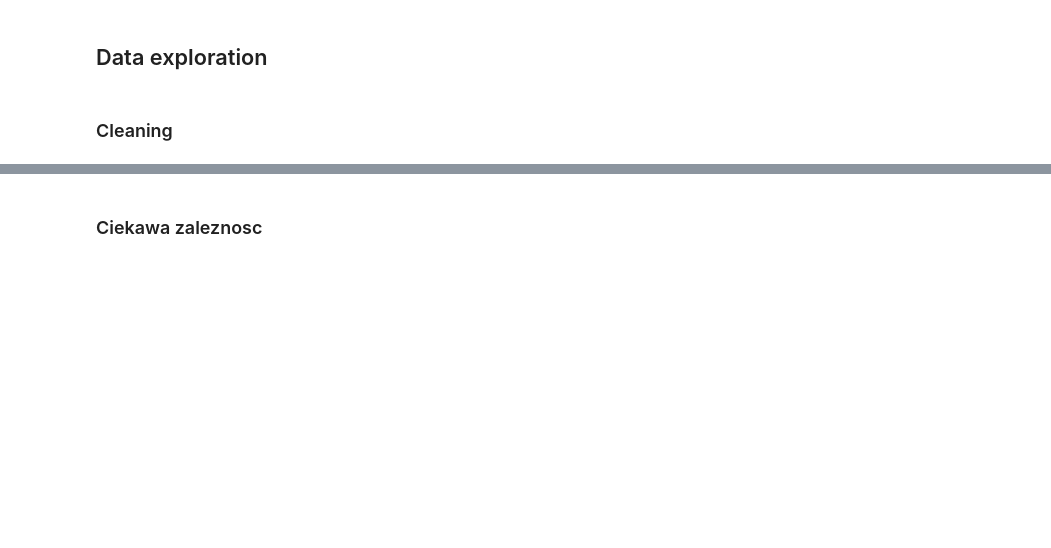
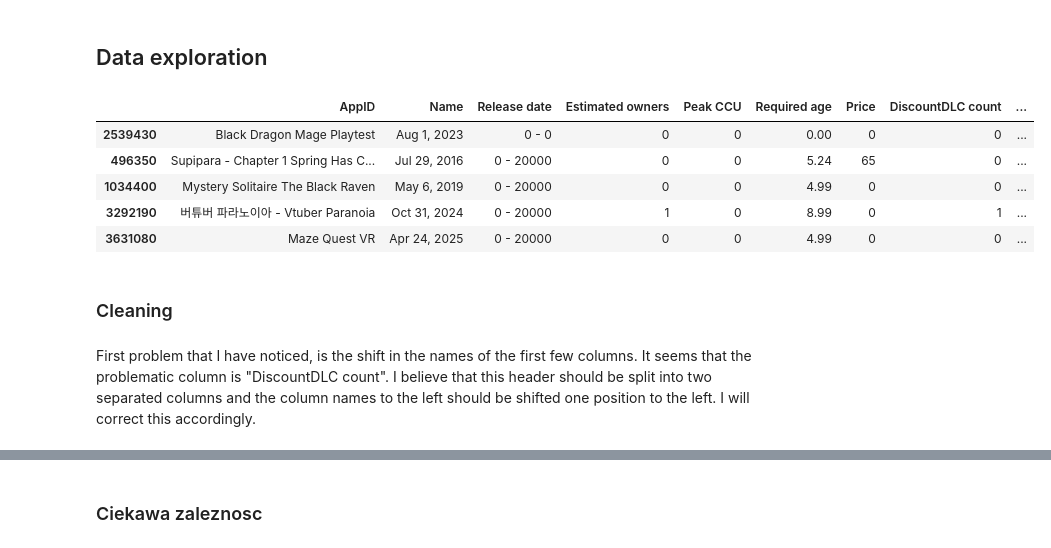
Before and after one commit to martastn/steam-games-dataset-analysis, a Jupyter notebook: main.ipynb, the cells around one changed output, grey strips where cells are left out. Saved outputs shown, nothing was run; the diff lists cells and outputs as text; code cells hidden in the pictures; blank space fills up the shorter version.

```diff
--- a/main.ipynb
+++ b/main.ipynb
@@ -16,5 +17,19 @@ print(f'Dataset saved as {shutil.copy(f"{path}/games.csv", "./games.csv")}')
 Dataset saved as ./games.csv
 # %% [markdown]
 ## Data exploration
+# %%
+df = pd.read_csv('games.csv')
+pd.set_option('display.max_columns', None)
+# %%
+df.head()
+# %% [output]
+|  | AppID | Name | Release date | Estimated owners | Peak CCU | Required age | Price | DiscountDLC count | ... |
+| 2539430 | Black Dragon Mage Playtest | Aug 1, 2023 | 0 - 0 | 0 | 0 | 0.00 | 0 | 0 | ... |
+| 496350 | Supipara - Chapter 1 Spring Has C... | Jul 29, 2016 | 0 - 20000 | 0 | 0 | 5.24 | 65 | 0 | ... |
+| 1034400 | Mystery Solitaire The Black Raven | May 6, 2019 | 0 - 20000 | 0 | 0 | 4.99 | 0 | 0 | ... |
+| 3292190 | 버튜버 파라노이아 - Vtuber Paranoia | Oct 31, 2024 | 0 - 20000 | 1 | 0 | 8.99 | 0 | 1 | ... |
+| 3631080 | Maze Quest VR | Apr 24, 2025 | 0 - 20000 | 0 | 0 | 4.99 | 0 | 0 | ... |
 # %% [markdown]
 ### Cleaning
+# %% [markdown]
+First problem that I have noticed, is the shift in the names of the first few columns. It seems that the problematic column is "DiscountDLC count". I believe that this header should be split into two separated columns and the column names to the left should be shifted one position to the left. I will correct this accordingly.
```
Also changed, not shown: parts of 11 cells of this notebook.
